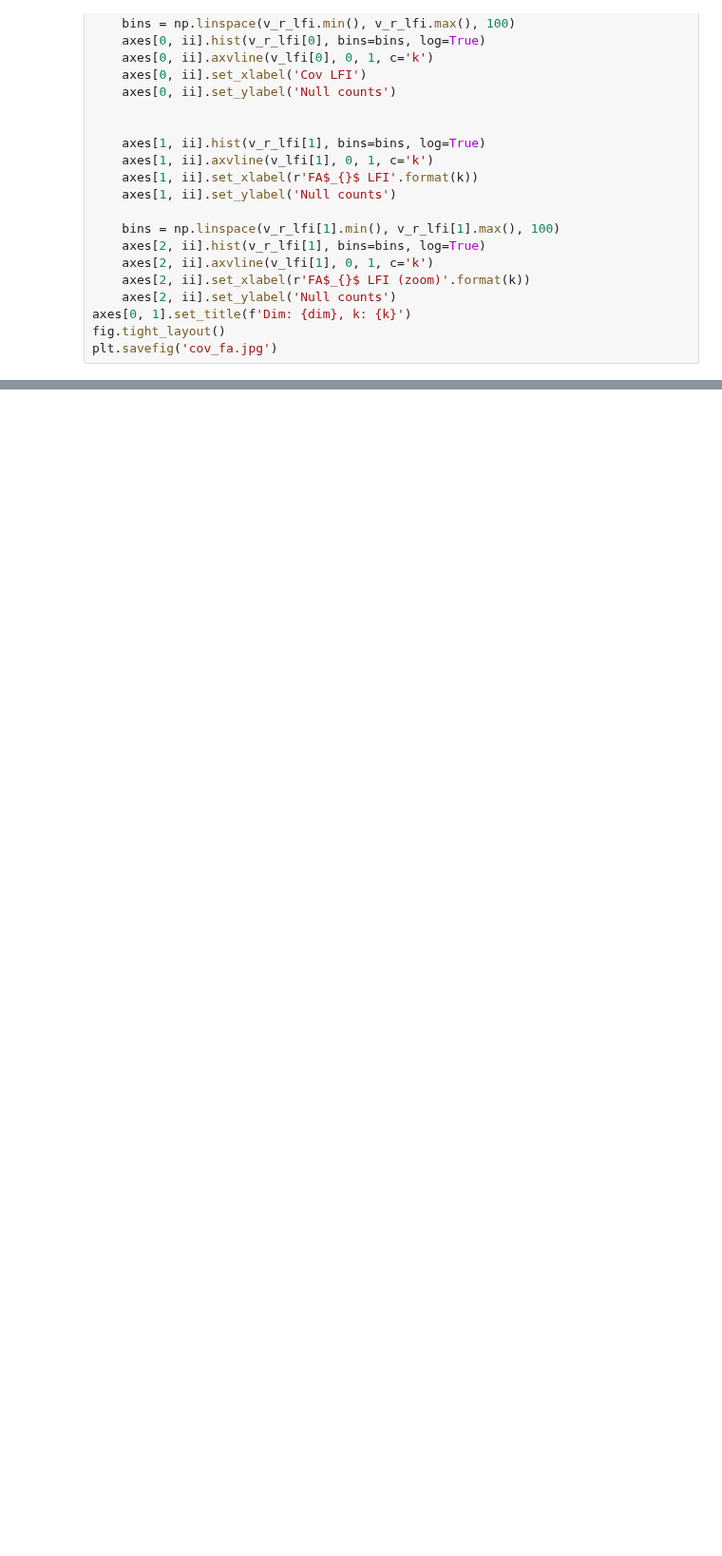
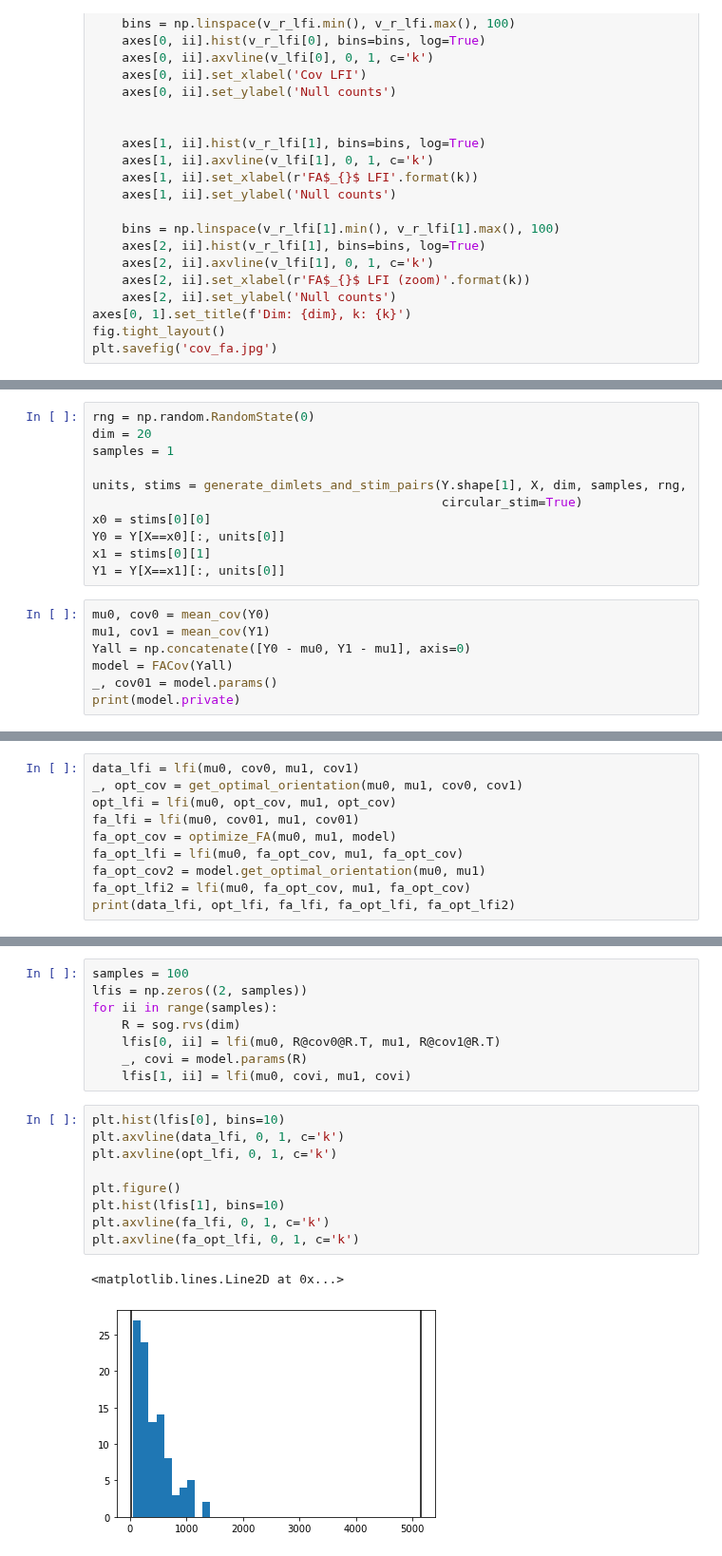
Before and after one commit to BouchardLab/noise_correlations, a Jupyter notebook: notebooks/factor_analysis.ipynb, the cells around one changed output, grey strips where cells are left out. Shown at 95% size. Cells and saved outputs as stored; diff of their text form; blank space fills up the shorter version.

Commit message:
optimization for optimal FA orientation

```diff
--- a/notebooks/factor_analysis.ipynb
+++ b/notebooks/factor_analysis.ipynb
@@ -280,0 +246,18 @@ plt.savefig('cov_fa_ps.jpg')
+# %%
+rng = np.random.RandomState(0)
+dim = 20
+samples = 1
+
+units, stims = generate_dimlets_and_stim_pairs(Y.shape[1], X, dim, samples, rng,
+                                               circular_stim=True)
+x0 = stims[0][0]
+Y0 = Y[X==x0][:, units[0]]
+x1 = stims[0][1]
+Y1 = Y[X==x1][:, units[0]]
+# %%
+mu0, cov0 = mean_cov(Y0)
+mu1, cov1 = mean_cov(Y1)
+Yall = np.concatenate([Y0 - mu0, Y1 - mu1], axis=0)
+model = FACov(Yall)
+_, cov01 = model.params()
+print(model.private)
@@ -280,0 +269,10 @@ plt.savefig('cov_fa_ps.jpg')
+# %%
+data_lfi = lfi(mu0, cov0, mu1, cov1)
+_, opt_cov = get_optimal_orientation(mu0, mu1, cov0, cov1)
+opt_lfi = lfi(mu0, opt_cov, mu1, opt_cov)
+fa_lfi = lfi(mu0, cov01, mu1, cov01)
+fa_opt_cov = optimize_FA(mu0, mu1, model)
+fa_opt_lfi = lfi(mu0, fa_opt_cov, mu1, fa_opt_cov)
+fa_opt_cov2 = model.get_optimal_orientation(mu0, mu1)
+fa_opt_lfi2 = lfi(mu0, fa_opt_cov, mu1, fa_opt_cov)
+print(data_lfi, opt_lfi, fa_lfi, fa_opt_lfi, fa_opt_lfi2)
@@ -280,0 +281,20 @@ plt.savefig('cov_fa_ps.jpg')
+# %%
+samples = 100
+lfis = np.zeros((2, samples))
+for ii in range(samples):
+    R = sog.rvs(dim)
+    lfis[0, ii] = lfi(mu0, R@cov0@R.T, mu1, R@cov1@R.T)
+    _, covi = model.params(R)
+    lfis[1, ii] = lfi(mu0, covi, mu1, covi)
+# %%
+plt.hist(lfis[0], bins=10)
+plt.axvline(data_lfi, 0, 1, c='k')
+plt.axvline(opt_lfi, 0, 1, c='k')
+
+plt.figure()
+plt.hist(lfis[1], bins=10)
+plt.axvline(fa_lfi, 0, 1, c='k')
+plt.axvline(fa_opt_lfi, 0, 1, c='k')
+# %% [output]
+<matplotlib.lines.Line2D at 0x...>
+[figure, added]
```
Also changed, not shown: parts of 16 cells of this notebook, 2 other files.
